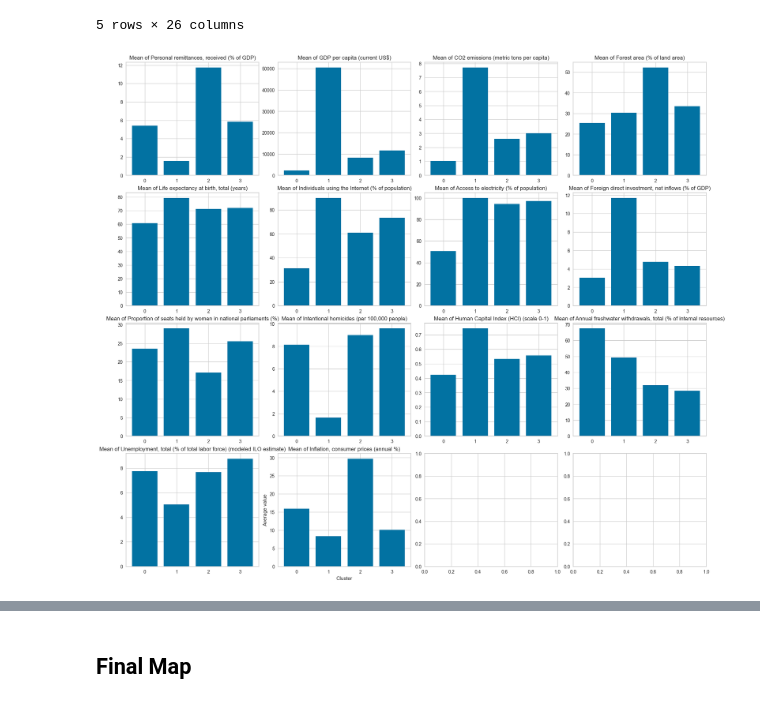
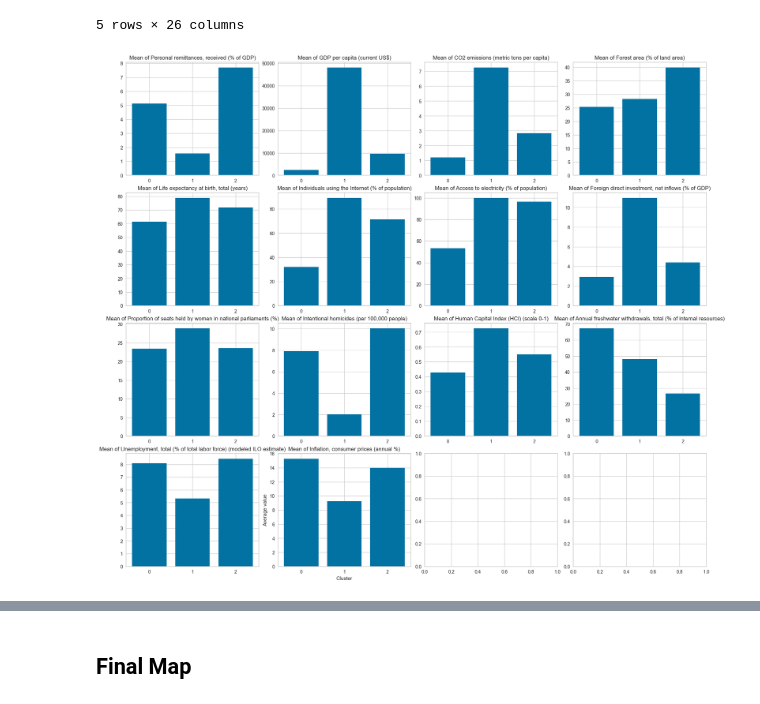
Before and after one commit to a18851/IA_G09, a Jupyter notebook: Unsupersived Learning/Clustering/solution_notebook_withPCA.ipynb, the cells around one changed output, grey strips where cells are left out. Cells and saved outputs as stored; diff of their text form; code cells hidden in the pictures.

```diff
--- a/Unsupersived Learning/Clustering/solution_notebook2.ipynb
+++ b/Unsupersived Learning/Clustering/solution_notebook_withPCA.ipynb
@@ -410,8 +420,8 @@ dt_p.head()
 # %% [markdown]
 ### PCA with a chosen number of components
 # %%
-pca = PCA(n_components=4)
+pca = PCA(n_components=13)
 mainComponents = pca.fit_transform(X)
-dt_pca = pd.DataFrame(mainComponents, columns=['Component_1', 'Component_2', 'Component_3', 'Component_4'])
+dt_pca = pd.DataFrame(mainComponents, columns=['Component_1', 'Component_2', 'Component_3', 'Component_4','Component_5','Component_6','Component_7','Component_8','Component_9','Component_10','Component_11','Component_12','Component_13',])
 dt_pca.head()
 # %% [output]
@@ -460,5 +468,5 @@ We chose 3 clusters in the previous aproach so this time, trying to get new and
 # %%
-kmeans = KMeans(n_clusters=4, init="k-means++", random_state=42)
+kmeans = KMeans(n_clusters=3, init="k-means++", random_state=42)
 kmeans_pca = kmeans.fit(dt_pca.iloc[:,:4])
 
 print("{} \n{} \n{} \n{}".format(kmeans_pca.n_clusters, kmeans_pca.cluster_centers_ , kmeans_pca.labels_, kmeans_pca.inertia_))
@@ -500,38 +507,35 @@ numeric_cols = [
                 'Foreign direct investment, net inflows (% of GDP)',
                 'Proportion of seats held by women in national parliaments (%)',
                 'Intentional homicides (per 100,000 people)',
                 'Human Capital Index (HCI) (scale 0-1)',
                 'Annual freshwater withdrawals, total (% of internal resources)',
                 'Unemployment, total (% of total labor force) (modeled ILO estimate)',
                 'Inflation, consumer prices (annual %)',
                 ]
 
 # Ensure the 'clusters' column is not in numeric_cols list
 if 'clusters' in numeric_cols:
     numeric_cols.remove('clusters')
 
-num_rows = int(np.ceil(len(numeric_cols) / 4))  # Até 4 gráficos por linha
-num_cols = min(len(numeric_cols), 4)  # Não mais do que 4 colunas
+num_rows = int(np.ceil(len(numeric_cols) / 4))
+num_cols = min(len(numeric_cols), 4)
 
-# Agora podemos criar os plots com um tamanho ajustado para acomodar as novas dimensões
 fig, axs = plt.subplots(nrows=num_rows, ncols=num_cols, figsize=(18, num_rows * 4), constrained_layout=True)
 
 # Flatten the axes array for easy indexing
 axs = axs.flatten()
 
 # Loop through the numeric columns and create a bar plot for each
 for i, col in enumerate(numeric_cols):
     # Group by 'clusters' and calculate the mean
     group_means = df_pca_kmeans.groupby('clusters_pca')[col].mean()
     axs[i].bar(group_means.index.astype(str), group_means.values)
-    axs[i].set_title(f'Mean of {
-
-col}')
+    axs[i].set_title(f'Mean of {col}')
 axs[i].set_xlabel('Cluster')
 axs[i].set_ylabel('Average value')
 
 
 plt.show()
 # %% [output]
-[figure, old version]
+[figure, new version]
 # %%
```
Also changed, not shown: parts of 13 cells of this notebook, 1 other file.
